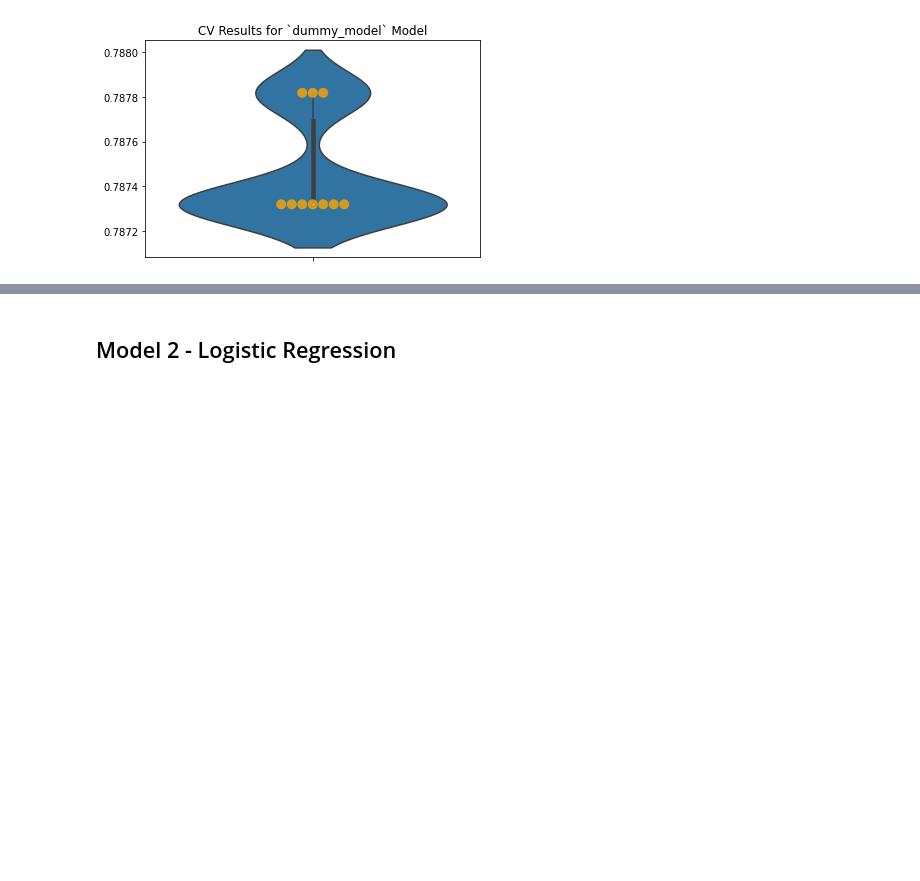
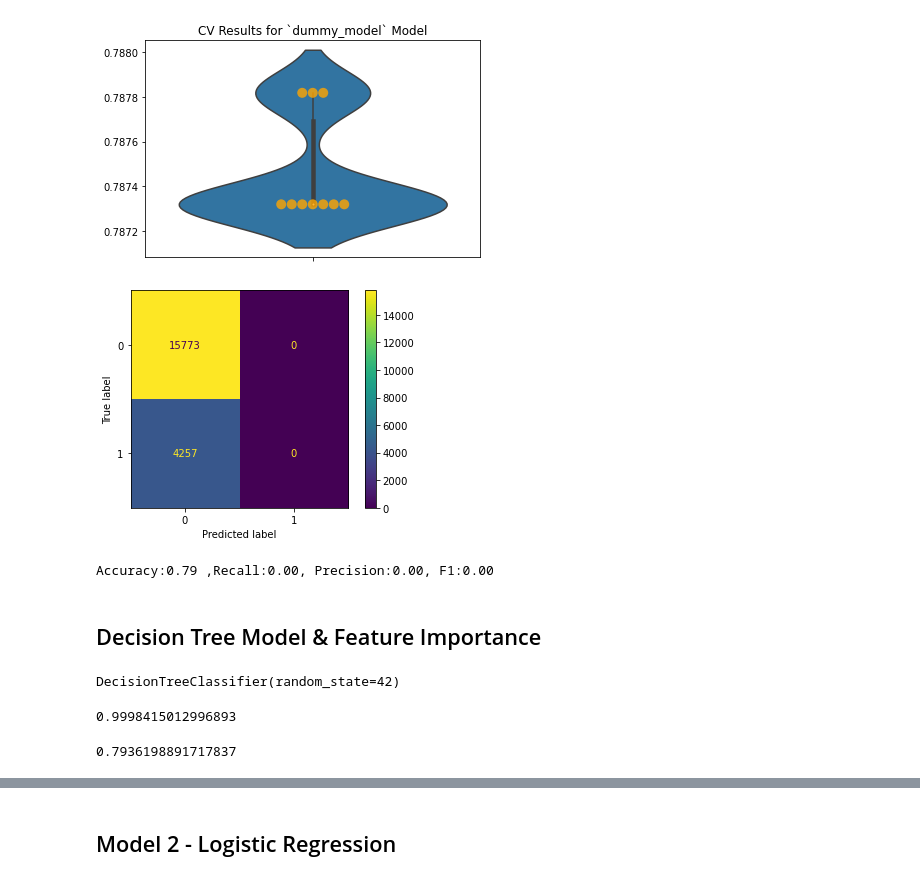
Before and after one commit to JulianHe1991/FluShotLearning, a Jupyter notebook: H1N1_Predictive_Modeling.ipynb, the cells around one changed output, grey strips where cells are left out. Drawn from its saved outputs; the diff is of its cells as text; code cells hidden in the pictures; blank space fills up the shorter version.

```diff
--- a/H1N1_Predictive_Modeling.ipynb
+++ b/H1N1_Predictive_Modeling.ipynb
@@ -557,3 +609,23 @@ dummy_cv.plot_cv(ax=ax);
 CV Results for `dummy_model` model:
             0.78747 ± 0.00023 accuracy
 [figure]
+# %%
+plot_confusion_matrix(dummy_model,X_train,y_train);
+# %% [output]
+[figure, added]
+# %%
+y_pred_test = dummy_model.predict(X_test)
+
+model_accuracy = accuracy_score(y_test,y_pred_test)
+model_recall = recall_score(y_test,y_pred_test)
+model_precision = precision_score(y_test,y_pred_test)
+model_f1 = f1_score(y_test,y_pred_test)
+
+
+print(f"""\
+Accuracy:{model_accuracy:1.2f} ,Recall:{model_recall:1.2f}, Precision:{model_precision:1.2f}, F1:{model_f1:1.2f}\
+""")
+# %% [output]
+Accuracy:0.79 ,Recall:0.00, Precision:0.00, F1:0.00
+# %% [markdown]
+## Decision Tree Model & Feature Importance
@@ -559,0 +649,16 @@ CV Results for `dummy_model` model:
+# %%
+from sklearn.tree import DecisionTreeClassifier
+
+ct = DecisionTreeClassifier(random_state=42)
+
+ct.fit(X_train_scaled, y_train)
+# %% [output]
+DecisionTreeClassifier(random_state=42)
+# %%
+ct.score(X_train_scaled, y_train)
+# %% [output]
+0.9998415012996893
+# %%
+ct.score(X_test_scaled, y_test)
+# %% [output]
+0.7936198891717837
```
Also changed, not shown: parts of 53 cells of this notebook, 1 other file.
